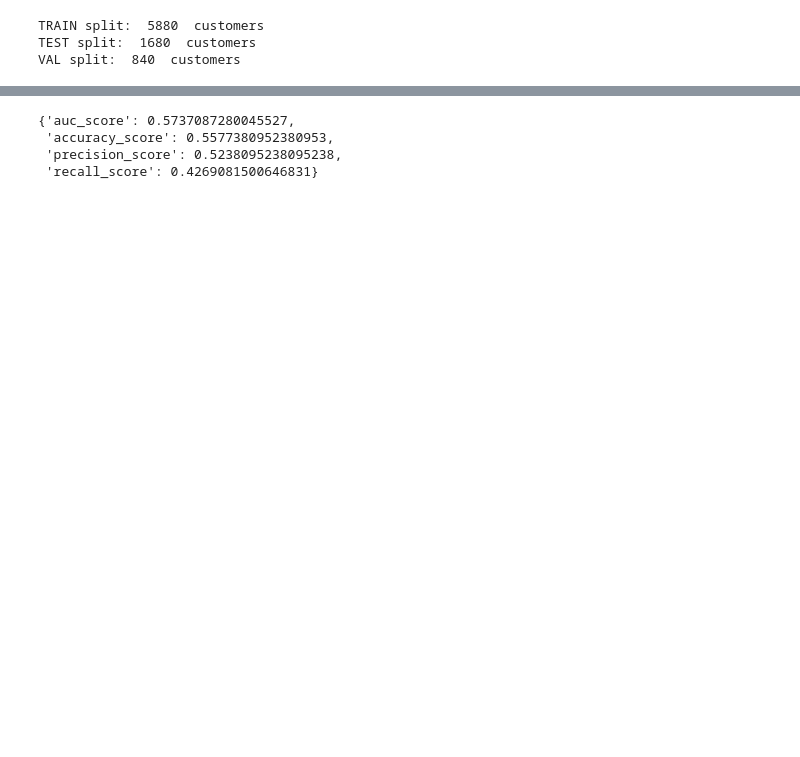
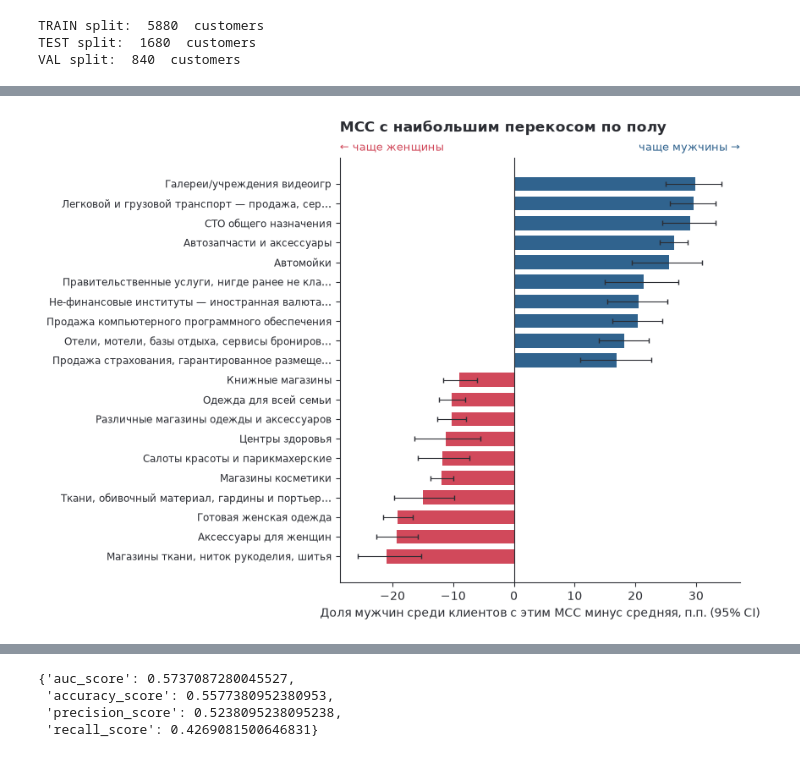
Before and after one commit to Eltralo/gender-prediction, a Jupyter notebook: notebooks/pred_gen_tr.ipynb, the cells around one changed output, grey strips where cells are left out. Saved outputs shown, nothing was run; the diff lists cells and outputs as text; code cells hidden in the pictures; blank space fills up the shorter version.

```diff
--- a/notebooks/pred_gen_tr.ipynb
+++ b/notebooks/pred_gen_tr.ipynb
@@ -113,0 +114,4 @@ data.split_overview(dataset, label_splits=("train", "val"))
+# %%
+fig = plots.mcc_gender_skew(cfg)
+# %% [output]
+[figure, added]
```
Also changed, not shown: parts of 167 cells of this notebook, 2 other files.
